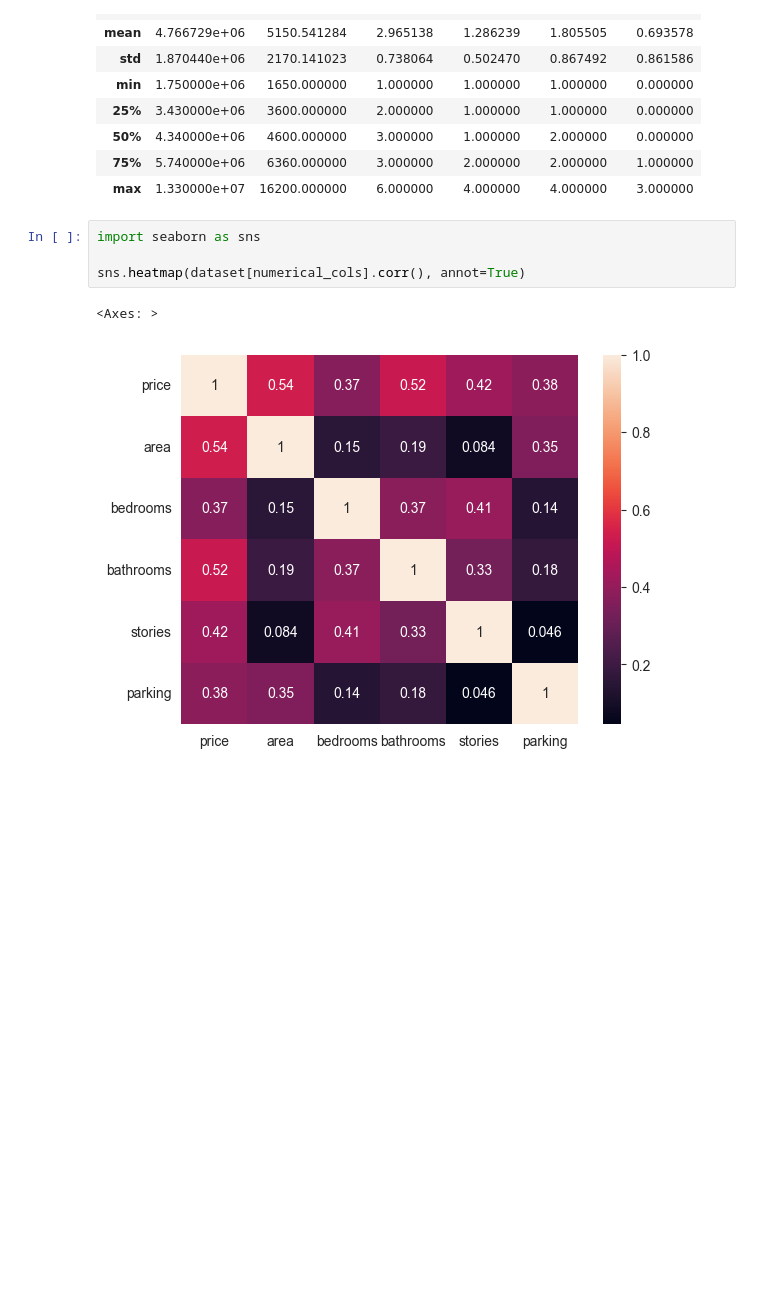
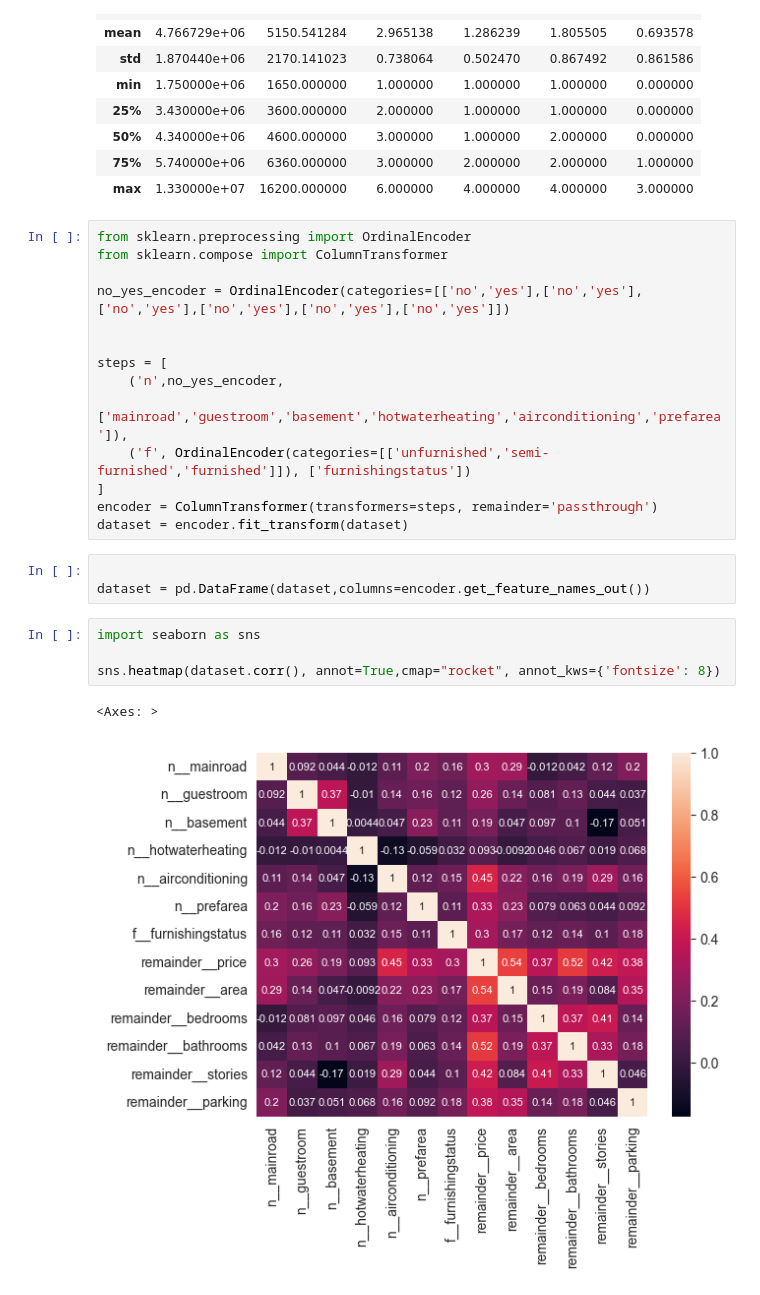
Before and after one commit to aleksandardpantic/housing-price-prediction, a Jupyter notebook: dataset_inspect.ipynb, the cells around one changed output. Cells and saved outputs as stored; diff of their text form; blank space fills up the shorter version.

```diff
--- a/dataset_inspect.ipynb
+++ b/dataset_inspect.ipynb
@@ -59,10 +59,27 @@ dataset[numerical_cols].describe()
 | 50% | 4.340000e+06 | 4600.000000 | 3.000000 | 1.000000 | 2.000000 | 0.000000 |
 | 75% | 5.740000e+06 | 6360.000000 | 3.000000 | 2.000000 | 2.000000 | 1.000000 |
 | max | 1.330000e+07 | 16200.000000 | 6.000000 | 4.000000 | 4.000000 | 3.000000 |
+# %%
+from sklearn.preprocessing import OrdinalEncoder
+from sklearn.compose import ColumnTransformer
+
+no_yes_encoder = OrdinalEncoder(categories=[['no','yes'],['no','yes'],['no','yes'],['no','yes'],['no','yes'],['no','yes']])
+
+
+steps = [
+    ('n',no_yes_encoder,
+     ['mainroad','guestroom','basement','hotwaterheating','airconditioning','prefarea']),
+    ('f', OrdinalEncoder(categories=[['unfurnished','semi-furnished','furnished']]), ['furnishingstatus'])
+]
+encoder = ColumnTransformer(transformers=steps, remainder='passthrough')
+dataset = encoder.fit_transform(dataset)
+# %%
+
+dataset = pd.DataFrame(dataset,columns=encoder.get_feature_names_out())
 # %%
 import seaborn as sns
 
-sns.heatmap(dataset[numerical_cols].corr(), annot=True)
+sns.heatmap(dataset.corr(), annot=True,cmap="rocket", annot_kws={'fontsize': 8})
 # %% [output]
 <Axes: >
-[figure, old version]
+[figure, new version]
```
Also changed, not shown: parts of 3 cells of this notebook, 10 other files.
